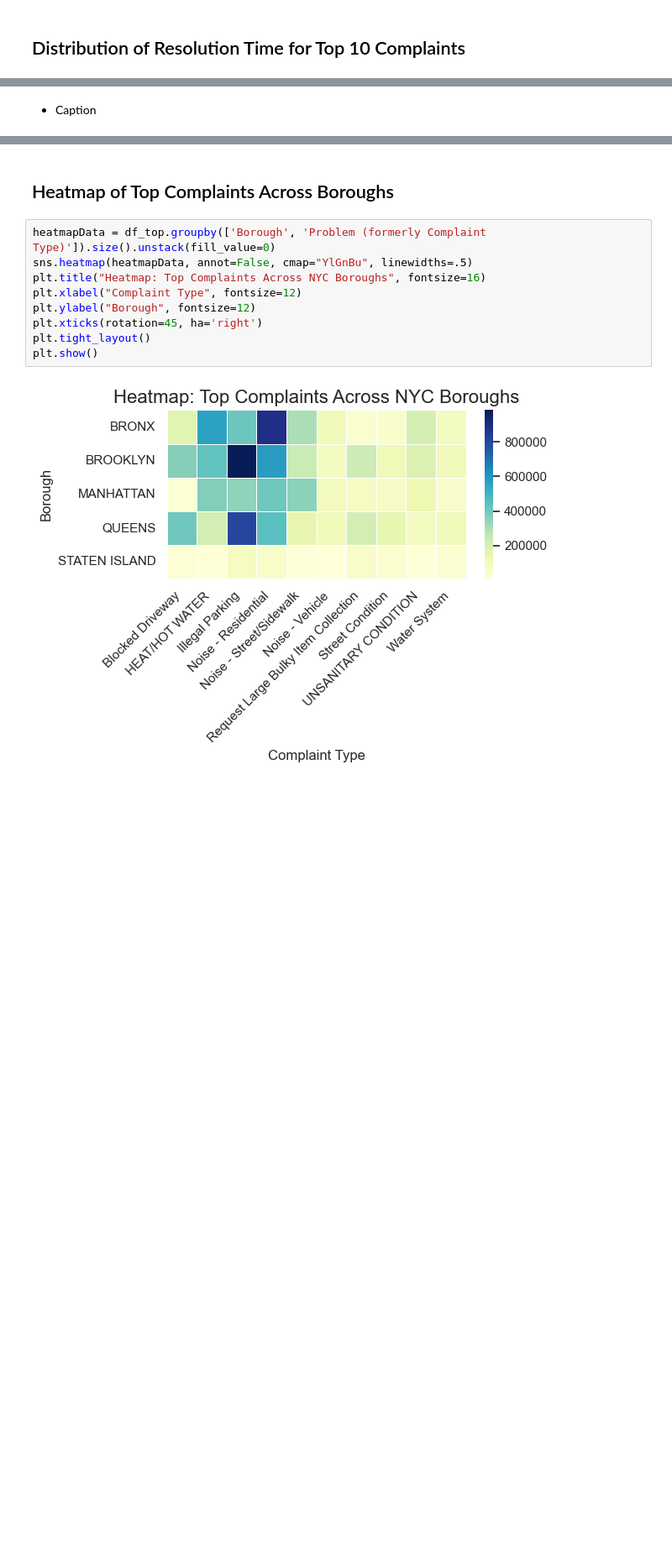
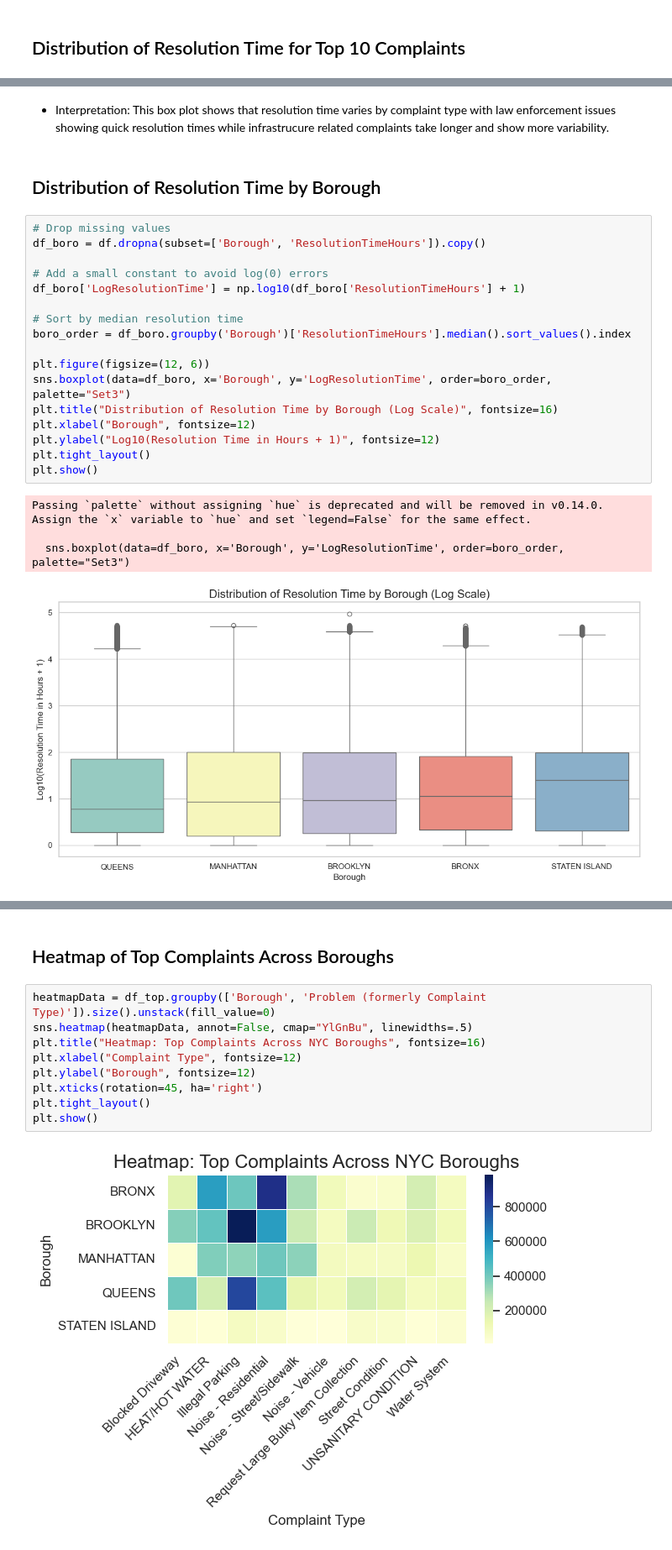
Before and after one commit to hashimaziz/NYC311Analysis, a Jupyter notebook: fullAnalysis.ipynb, the cells around one changed output, grey strips where cells are left out. Shown at 84% size. Cells and saved outputs as stored; diff of their text form; blank space fills up the shorter version.

```diff
--- a/fullAnalysis.ipynb
+++ b/fullAnalysis.ipynb
@@ -154,5 +237,29 @@ Passing `palette` without assigning `hue` is deprecated and will be removed in v
 
   sns.boxplot(data=df_topClean, y='Problem (formerly Complaint Type)', x='LogResolutionTime', palette="Set2")
 [figure]
-# %% [markdown]
-- Caption
+# %% [markdown]
+- Interpretation: This box plot shows that resolution time varies by complaint type with law enforcement issues showing quick resolution times while infrastrucure related complaints take longer and show more variability.
+# %% [markdown]
+## Distribution of Resolution Time by Borough ##
+# %%
+# Drop missing values
+df_boro = df.dropna(subset=['Borough', 'ResolutionTimeHours']).copy()
+
+# Add a small constant to avoid log(0) errors
+df_boro['LogResolutionTime'] = np.log10(df_boro['ResolutionTimeHours'] + 1)
+
+# Sort by median resolution time
+boro_order = df_boro.groupby('Borough')['ResolutionTimeHours'].median().sort_values().index
+
+plt.figure(figsize=(12, 6))
+sns.boxplot(data=df_boro, x='Borough', y='LogResolutionTime', order=boro_order, palette="Set3")
+plt.title("Distribution of Resolution Time by Borough (Log Scale)", fontsize=16)
+plt.xlabel("Borough", fontsize=12)
+plt.ylabel("Log10(Resolution Time in Hours + 1)", fontsize=12)
+plt.tight_layout()
+plt.show()
+# %% [output]
+Passing `palette` without assigning `hue` is deprecated and will be removed in v0.14.0. Assign the `x` variable to `hue` and set `legend=False` for the same effect.
+
+  sns.boxplot(data=df_boro, x='Borough', y='LogResolutionTime', order=boro_order, palette="Set3")
+[figure, added]
```
Also changed, not shown: parts of 37 cells of this notebook.
